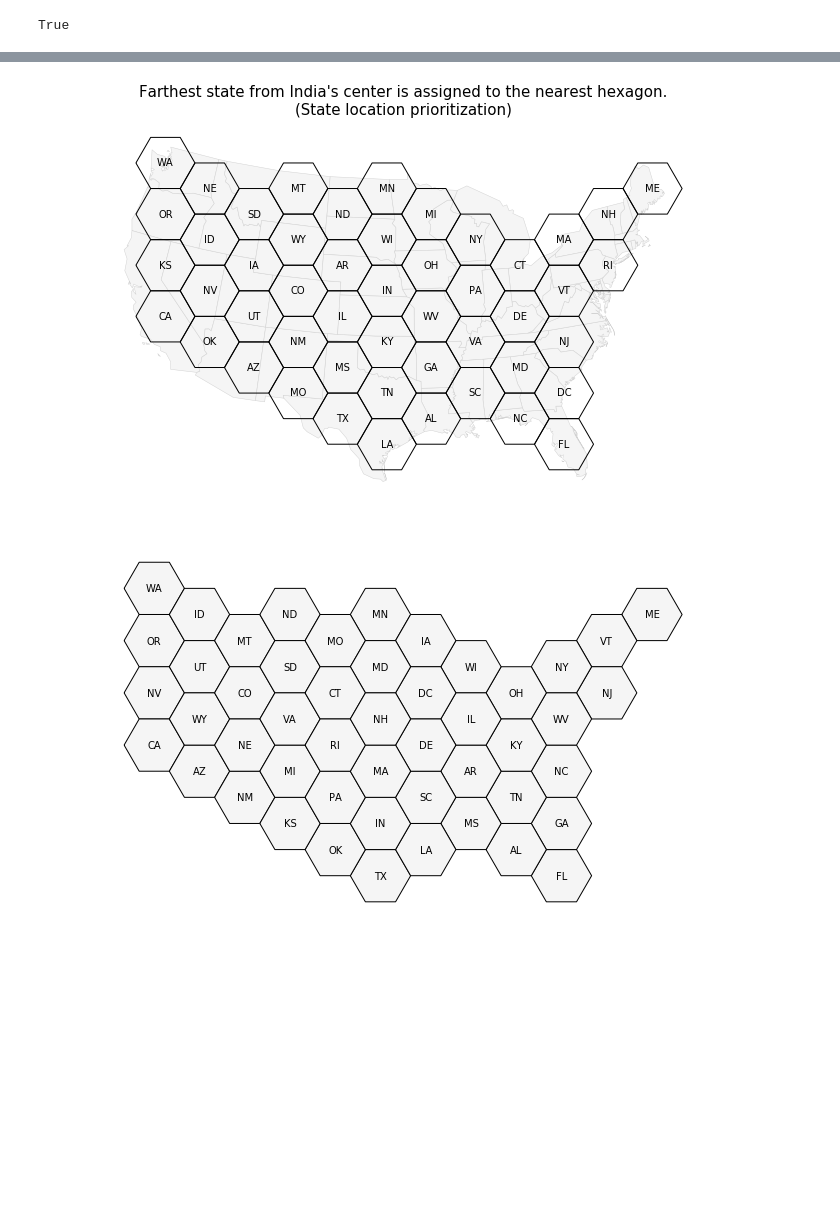
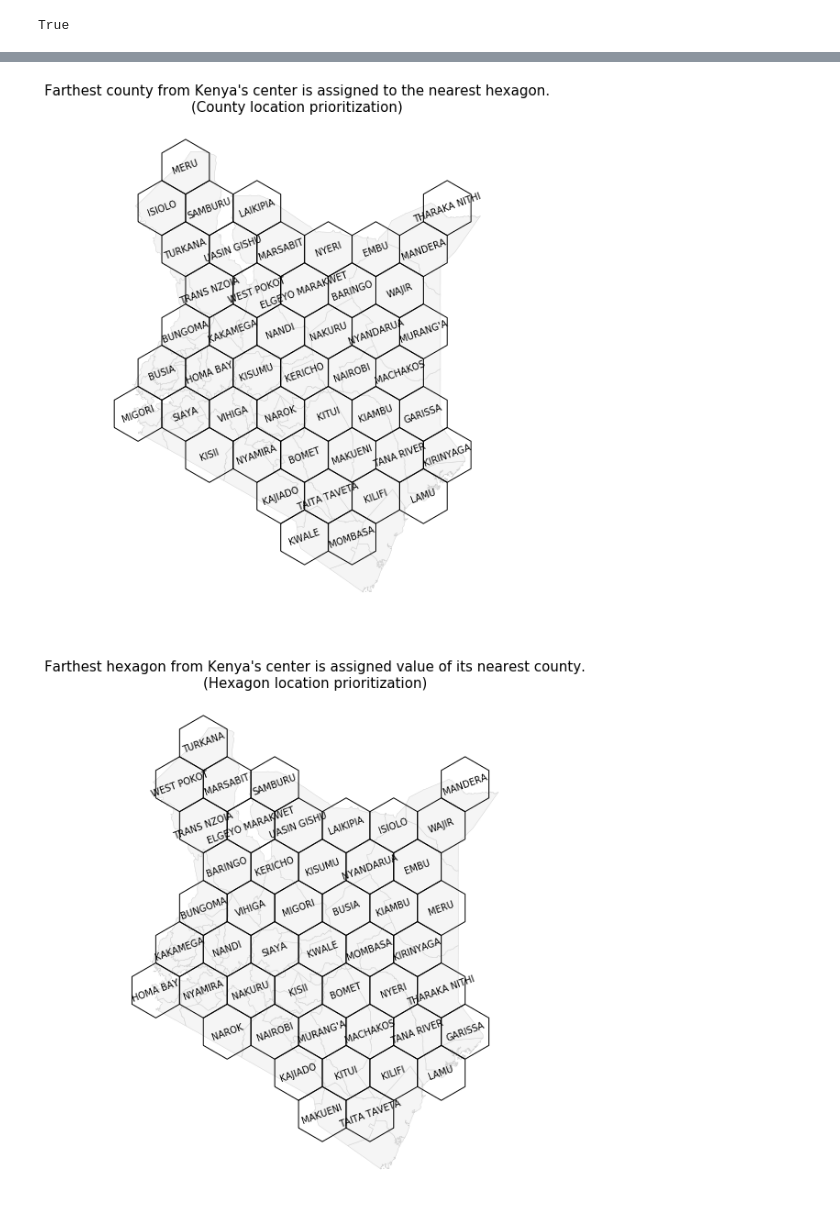
Before and after one commit to deitelberg/Python-projects, a Jupyter notebook: Hexagon Tile Grid Map Generator.ipynb, the cells around one changed output, grey strips where cells are left out. Drawn from its saved outputs; the diff is of its cells as text; code cells hidden in the pictures; blank space fills up the shorter version.

```diff
--- a/Hexagon Tile Grid Map Generator.ipynb
+++ b/Hexagon Tile Grid Map Generator.ipynb
@@ -313,7 +313,7 @@ def tesselate_hexagons_translate(bb, hull, length, x_offset_factor, y_offset_fac
     return hexes_gdf
 
 def iterate_size(adm, bb, flat, x_offset_factor, y_offset_factor, len_factor, iter_factor, keep='touches'): #x_offset_factor should be between -1 and 1
-    length = max(bb['rangex'], bb['rangey']) / (len(adm) * len_factor)
+    length = bb['rangex'] / len_factor
     print('\nFlat side: {}'.format(flat))
 
     hex_count = len(adm) + 1
@@ -342,7 +342,7 @@ def verify_count(hexes, num): # hexes is passed in as a list of geodataframes
         if len(h) == num:
             print('Cool, we got the correct number of hexagons, {}, for item #{}'.format(num, i))
         else:
-            print('*** Dang, we got {} hexagons but needed {} for item #{}'.format(len(h), num, i))
+            print('*** Dang, we got {} hexagons but needed {} for item #{}. Try increasing lfac variable, or decreasing ifac variable.'.format(len(h), num, i))
 
         i+=1
 # %%
@@ -386,15 +390,19 @@ fig, (ax1,ax2) = plt.subplots(nrows=1, ncols=2, figsize=(20, 16), sharex=True, s
 # Plot on axis 1 (left)
 ax1.set_axis_off()
 admin.set_geometry('geom_poly').plot(ax=ax1, linewidth=0.5, edgecolor='lightgrey', color='whitesmoke')
+hexagons1.set_geometry('geom_centroid').plot(ax=ax1)
 hexagons1.plot(ax=ax1, edgecolor='black', facecolor="none")
 bbox_gdf.plot(ax=ax1, facecolor="none", edgecolor='lightgrey', linestyle=':')
+admin_hulls_dissolved.plot(ax=ax1, linewidth=1, edgecolor='red', facecolor='none', linestyle=':')
 #pt.plot(ax=ax1, color='red')
 
 # Plot on axis 2 (left)
 ax2.set_axis_off()
 admin.set_geometry('geom_poly').plot(ax=ax2, linewidth=0.5, edgecolor='lightgrey', color='whitesmoke')
+hexagons2.set_geometry('geom_centroid').plot(ax=ax2)
 hexagons2.plot(ax=ax2, edgecolor='black', facecolor="none")
 bbox_gdf.plot(ax=ax2, facecolor="none", edgecolor='lightgrey', linestyle=':')
+admin_hulls_dissolved.plot(ax=ax2, linewidth=1, edgecolor='red', facecolor='none', linestyle=':')
 
 plt.show()
 # %% [output]
@@ -402,5 +410,5 @@ plt.show()
 # %%
-fig, ax = plt.subplots(nrows=2, ncols=2, constrained_layout=True, figsize=(20, 15), sharex=True, sharey=True)
+fig, ax = plt.subplots(nrows=2, ncols=2, constrained_layout=True, figsize=(15, 15), sharex=True, sharey=True)
 
 # Plot on axis 1 (top left)
 ax[0,0].set_title('tile count: {} \nx offset factor: {} \ny offset factor: {} \nlength factor: {}\niteration factor: {}'.format(len(hexagons1), xofac1, yofac1, lfac, ifac),
@@ -410,7 +418,6 @@ admin.set_geometry('geom_poly').plot(ax=ax[0,0], linewidth=0.5, edgecolor='light
 bbox_gdf.plot(ax=ax[0,0], facecolor="none", edgecolor='lightgrey', linestyle=':')
 hexagons1.plot(ax=ax[0,0], edgecolor='black', facecolor="none")
 admin_hulls_dissolved.set_geometry('geom_centroid').plot(ax=ax[0,0], color='red')
-admin.loc[admin[admin_id] == 'ME'].set_geometry('geom_centroid').plot(ax=ax[0,0], color='black')
 
 # Plot on axis 2 (top right)
 ax[0,1].set_title('tile count: {} \nx offset factor: {} \ny offset factor: {} \nlength factor: {}\niteration factor: {}'.format(len(hexagons2), xofac2, yofac2, lfac, ifac),
@@ -420,7 +427,6 @@ admin.set_geometry('geom_poly').plot(ax=ax[0,1], linewidth=0.5, edgecolor='light
 bbox_gdf.plot(ax=ax[0,1], facecolor="none", edgecolor='lightgrey', linestyle=':')
 hexagons2.plot(ax=ax[0,1], edgecolor='black', facecolor="none")
 admin_hulls_dissolved.set_geometry('geom_centroid').plot(ax=ax[0,1], color='red')
-admin.loc[admin[admin_id] == 'ME'].set_geometry('geom_centroid').plot(ax=ax[0,1], color='black')
 
 # Plot on axis 3 (bottom left)
 ax[1,0].set_axis_off()
@@ -428,7 +434,6 @@ admin.set_geometry('geom_poly').plot(ax=ax[1,0], linewidth=0.5, edgecolor='light
 bbox_gdf.plot(ax=ax[1,0], facecolor="none", edgecolor='lightgrey', linestyle=':')
 hexagons1.plot(ax=ax[1,0], edgecolor='black', facecolor="skyblue")
 admin_hulls_dissolved.set_geometry('geom_centroid').plot(ax=ax[1,0], color='red')
-admin.loc[admin[admin_id] == 'ME'].set_geometry('geom_centroid').plot(ax=ax[1,0], color='black')
 
 # Plot on axis 4 (bottom right)
 ax[1,1].set_axis_off()
@@ -436,7 +441,6 @@ admin.set_geometry('geom_poly').plot(ax=ax[1,1], linewidth=0.5, edgecolor='light
 bbox_gdf.plot(ax=ax[1,1], facecolor="none", edgecolor='lightgrey', linestyle=':')
 hexagons2.plot(ax=ax[1,1], edgecolor='black', facecolor="skyblue")
 admin_hulls_dissolved.set_geometry('geom_centroid').plot(ax=ax[1,1], color='red')
-admin.loc[admin[admin_id] == 'ME'].set_geometry('geom_centroid').plot(ax=ax[1,1], color='black')
 
 plt.show()
 # %% [output]
@@ -629,42 +610,31 @@ display(HTML(hexagons1.head(5).to_html()))
 # %%
-fig, ax = plt.subplots(nrows=1, ncols=1, figsize=(11, 10))
-ax.set_title('Farthest state from India\'s center is assigned to the nearest hexagon.\n(State location prioritization)',
+fig, ax1 = plt.subplots(nrows=1, ncols=1, figsize=(11, 10))
+ax1.set_title('Farthest county from Kenya\'s center is assigned to the nearest hexagon.\n(County location prioritization)',
                   fontdict={'fontsize': '15', 'fontweight' : '500'})
-ax.set_axis_off()
-admin.set_geometry('geom_poly').plot(ax=ax, linewidth=0.5,
+ax1.set_axis_off()
+admin.set_geometry('geom_poly').plot(ax=ax1, linewidth=0.5,
                                      edgecolor='lightgrey', color='whitesmoke')
-#bbox_gdf.plot(ax=ax, facecolor="none", edgecolor='lightgrey', linestyle=':')
-hexagons1.plot(ax=ax, edgecolor='black', facecolor="none")
+#bbox_gdf.plot(ax=ax1, facecolor="none", edgecolor='lightgrey', linestyle=':')
+hexagons1.plot(ax=ax1, edgecolor='black', facecolor="none")
 hexagons1[tile_id] = hexagons1.index
 display_point_labels(hexagons1.set_geometry('geom_centroid'),
-                     admin_id_admin, c='black', angle=0)
+                     admin_id_admin, c='black', angle=20)
 
 
-fig2, ax2 = plt.subplots(nrows=1, ncols=1, figsize=(11, 10))
-#ax2.set_title('Farthest hexagon from India\'s center is assigned value of its nearest state.\n(Hexagon location prioritization)',
-#                  fontdict={'fontsize': '15', 'fontweight' : '500'})
+fig, ax2 = plt.subplots(nrows=1, ncols=1, figsize=(12, 10))
+ax2.set_title('Farthest hexagon from Kenya\'s center is assigned value of its nearest county.\n(Hexagon location prioritization)',
+                  fontdict={'fontsize': '15', 'fontweight' : '500'})
 ax2.set_axis_off()
-#admin.set_geometry('geom_poly').plot(ax=ax2, linewidth=0.5,
-#                                     edgecolor='lightgrey', color='whitesmoke')
+admin.set_geometry('geom_poly').plot(ax=ax2, linewidth=0.5,
+                                     edgecolor='lightgrey', color='whitesmoke')
 #bbox_gdf.plot(ax=ax2, facecolor="none", edgecolor='lightgrey', linestyle=':')
-hexagons1.plot(ax=ax2, edgecolor='black', facecolor="whitesmoke")
+hexagons1.plot(ax=ax2, edgecolor='black', facecolor="none")
 hexagons1[tile_id] = hexagons1.index
 display_point_labels(hexagons1.set_geometry('geom_centroid'),
-                     admin_id_tile, c='black', angle=0)
-fig2.savefig('USA_hexes_labeled.png', bbox_inches='tight', dpi=300)
-#####
-fig3, ax3 = plt.subplots(nrows=1, ncols=1, figsize=(11, 10))
-#ax2.set_title('Farthest hexagon from India\'s center is assigned value of its nearest state.\n(Hexagon location prioritization)',
-#                  fontdict={'fontsize': '15', 'fontweight' : '500'})
-ax3.set_axis_off()
-admin.set_geometry('geom_poly').plot(ax=ax3, linewidth=0.5,
-                                     edgecolor='black', color='whitesmoke')
-#bbox_gdf.plot(ax=ax2, facecolor="none", edgecolor='lightgrey', linestyle=':')
-#hexagons1.plot(ax=ax3, edgecolor='black', facecolor="none")
-#hexagons1[tile_id] = hexagons1.index
-display_point_labels(admin.set_geometry('geom_centroid'),
-                     'admin_id', c='black', angle=0)
-fig3.savefig('USA_states.png', bbox_inches='tight', dpi=300)
+                     admin_id_tile, c='black', angle=20)
+
+plt.show()
+#fig2.savefig('USA_hexes_labeled.png', bbox_inches='tight', dpi=300) # For saving the figure as a PNG
 # %% [output]
-[figure, old version]
+[figure, new version]
-[figure, old version]
+[figure, new version]
```
Also changed, not shown: parts of 18 cells of this notebook.
